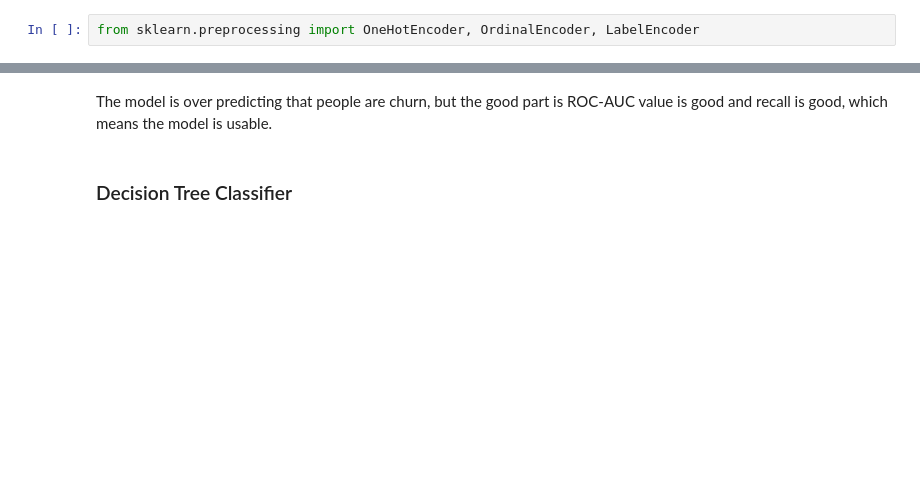
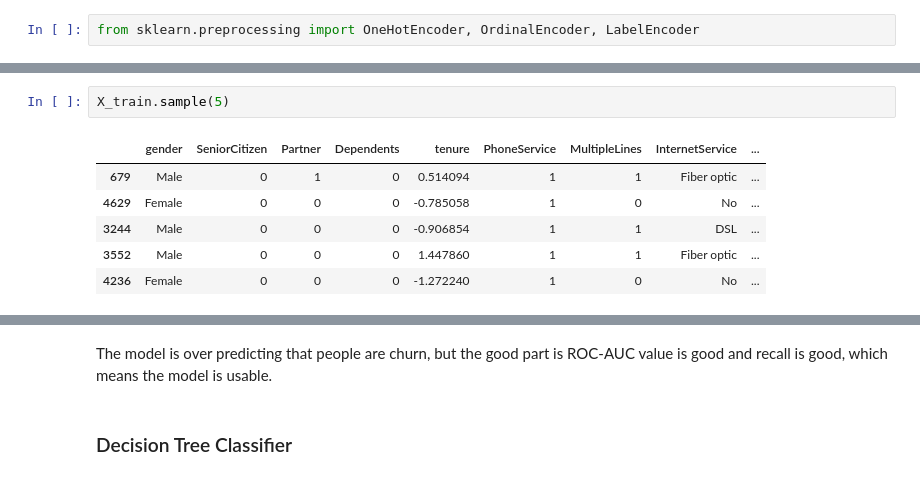
Before and after one commit to Priyanshu-Upadhyay-27/end-to-end-churn-ml, a Jupyter notebook: notebooks/Model_Building.ipynb, the cells around one changed output, grey strips where cells are left out. Cells and saved outputs as stored; diff of their text form; blank space fills up the shorter version.

```diff
--- a/notebooks/Model_Building.ipynb
+++ b/notebooks/Model_Building.ipynb
@@ -248,4 +283,13 @@ Dependents          0
 PhoneService        0
 PaperlessBilling    0
 dtype: int64
+# %%
+X_train.sample(5)
+# %% [output]
+|  | gender | SeniorCitizen | Partner | Dependents | tenure | PhoneService | MultipleLines | InternetService | ... |
+| 679 | Male | 0 | 1 | 0 | 0.514094 | 1 | 1 | Fiber optic | ... |
+| 4629 | Female | 0 | 0 | 0 | -0.785058 | 1 | 0 | No | ... |
+| 3244 | Male | 0 | 0 | 0 | -0.906854 | 1 | 1 | DSL | ... |
+| 3552 | Male | 0 | 0 | 0 | 1.447860 | 1 | 1 | Fiber optic | ... |
+| 4236 | Female | 0 | 0 | 0 | -1.272240 | 1 | 0 | No | ... |
 # %%
```
Also changed, not shown: parts of 63 cells of this notebook.
